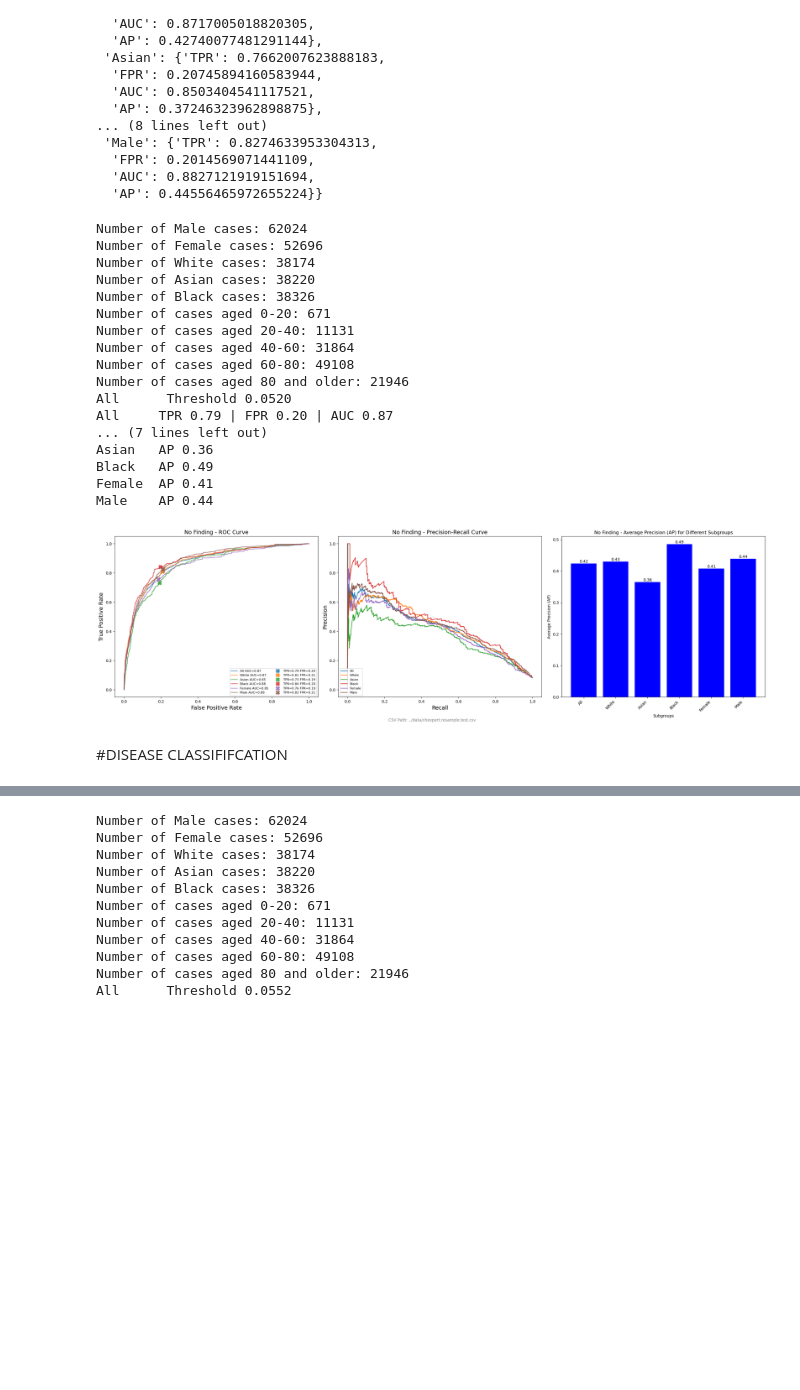
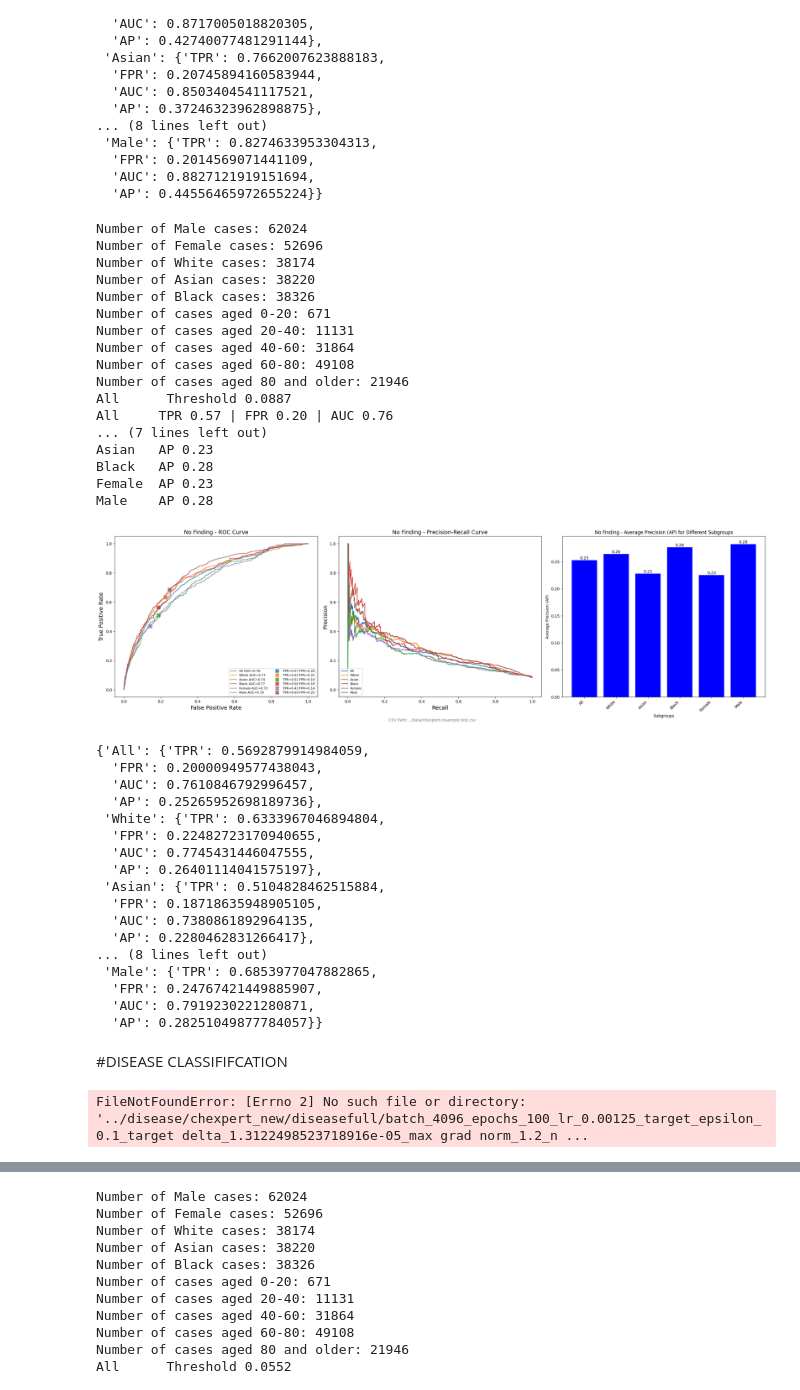
Before and after one commit to GivralNguyen/Towards-Fair-and-Private-AI-in-Chest-Radiograph-Analysis, a Jupyter notebook: metrics/chexpert.predictions.ipynb, the cells around one changed output, grey strips where cells are left out. Cells and saved outputs as stored; diff of their text form; code cells hidden in the pictures; blank space fills up the shorter version.

```diff
--- a/metrics/chexpert.predictions.ipynb
+++ b/metrics/chexpert.predictions.ipynb
@@ -44,26 +44,47 @@ Male    AP 0.45
   'AUC': 0.8827121919151694,
   'AP': 0.44556465972655224}}
 # %%
-subgroup_fairness_analysis(0,'../data/chexpert.resample.test.csv','../disease/chexpert_new/disease/batch_256_epochs_100_0.001_nonli-resnet-all/', 'predictions.resample.test.csv' )
+subgroup_fairness_analysis(0,'../data/chexpert.resample.test.csv','../disease/chexpert_new/diseasefull/batch_4096_epochs_100_lr_0.00075_target_epsilon_0.1_target delta_1.3122498523718916e-05_max grad norm_1.2_nonli-resnetdp-all/', 'predictions.resample.test.csv' )
 # %% [output]
 Number of Male cases: 62024
 Number of Female cases: 52696
 Number of White cases: 38174
 Number of Asian cases: 38220
 Number of Black cases: 38326
 Number of cases aged 0-20: 671
 Number of cases aged 20-40: 11131
 Number of cases aged 40-60: 31864
 Number of cases aged 60-80: 49108
 Number of cases aged 80 and older: 21946
-All      Threshold 0.0520
-All     TPR 0.79 | FPR 0.20 | AUC 0.87
+All      Threshold 0.0887
+All     TPR 0.57 | FPR 0.20 | AUC 0.76
 ... (7 lines left out)
-Asian   AP 0.36
-Black   AP 0.49
-Female  AP 0.41
-Male    AP 0.44
+Asian   AP 0.23
+Black   AP 0.28
+Female  AP 0.23
+Male    AP 0.28
-[figure, old version]
+[figure, new version]
+{'All': {'TPR': 0.5692879914984059,
+  'FPR': 0.20000949577438043,
+  'AUC': 0.7610846792996457,
+  'AP': 0.25265952698189736},
+ 'White': {'TPR': 0.6333967046894804,
+  'FPR': 0.22482723170940655,
+  'AUC': 0.7745431446047555,
+  'AP': 0.26401114041575197},
+ 'Asian': {'TPR': 0.5104828462515884,
+  'FPR': 0.18718635948905105,
+  'AUC': 0.7380861892964135,
+  'AP': 0.2280462831266417},
+... (8 lines left out)
+ 'Male': {'TPR': 0.6853977047882865,
+  'FPR': 0.24767421449885907,
+  'AUC': 0.7919230221280871,
+  'AP': 0.28251049877784057}}
 # %% [markdown]
 #DISEASE CLASSIFIFCATION
+# %%
+subgroup_fairness_analysis(0,'../data/chexpert.resample.test.csv','../disease/chexpert_new/diseasefull/batch_4096_epochs_100_lr_0.0015_target_epsilon_0.1_target delta_1.3122498523718916e-05_max grad norm_1.2_nonli-resnetdp-all/', 'predictions.resample.test.csv' )
+# %% [output]
+FileNotFoundError: [Errno 2] No such file or directory: '../disease/chexpert_new/diseasefull/batch_4096_epochs_100_lr_0.00125_target_epsilon_0.1_target delta_1.3122498523718916e-05_max grad norm_1.2_n ...
 # %%
```
Also changed, not shown: parts of 3 cells of this notebook, 5 other files.
